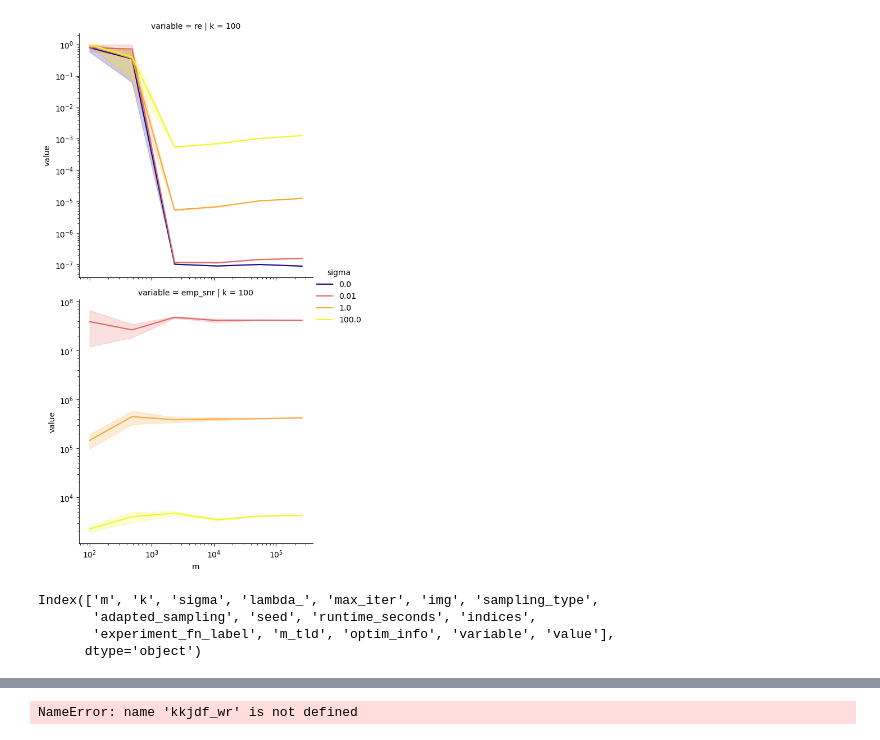
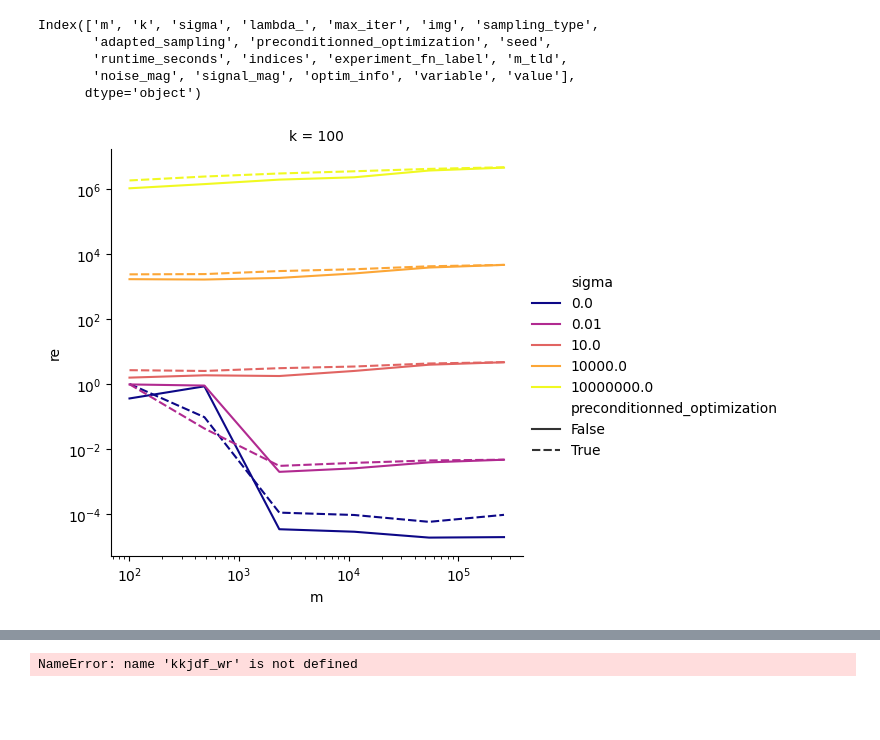
Before and after one commit to mscott99/Sparse_adapted_denoising, a Jupyter notebook: plots/optimized_denoising.ipynb, the cells around one changed output, grey strips where cells are left out. Drawn from its saved outputs; the diff is of its cells as text; code cells hidden in the pictures; blank space fills up the shorter version.

```diff
--- a/plots/optimized_denoising.ipynb
+++ b/plots/optimized_denoising.ipynb
@@ -43,21 +44,26 @@ Attributes
 # df_wr = df[df['sampling_type']=='wr']
 # mydf = df_wr[df_wr['adapted_sampling']==True]
 # mydf = df_wr[mydf['img']=="phantom"]
-doubledf = melt_and_keep(mydf, ["re","emp_snr"])
+doubledf = melt_and_keep(df, ["re","emp_snr"])
 g = sns.relplot(doubledf, kind = "line", x = "m", y="value", row ="variable", col="k", hue="sigma", hue_norm=LogNorm(vmin=1e-8, clip=True) , palette="plasma", errorbar="se", facet_kws={'sharey':False})
 for ax in g.axes.flat:
     ax.set_yscale('log')  # Set y-axis to log scale
 plt.xscale("log")
 # g=sns.relplot(mydf, kind = "line", x = "m", y="re", col="k", row="lambda_"  , hue="sigma", hue_norm=LogNorm(vmin=1e-4, clip=True), palette="plasma", errorbar="se", facet_kws={'sharey':False})
 #doubledf=melt_and_keep(mydf, ["re","unique_meas"])
-# %% [output]
-[figure, removed]
 # %%
-melt_and_keep(mydf, ["re","emp_snr"]).columns
+melt_and_keep(df, ["re","emp_snr"]).columns
 # %% [output]
 Index(['m', 'k', 'sigma', 'lambda_', 'max_iter', 'img', 'sampling_type',
-       'adapted_sampling', 'seed', 'runtime_seconds', 'indices',
-       'experiment_fn_label', 'm_tld', 'optim_info', 'variable', 'value'],
+       'adapted_sampling', 'preconditionned_optimization', 'seed',
+       'runtime_seconds', 'indices', 'experiment_fn_label', 'm_tld',
+       'noise_mag', 'signal_mag', 'optim_info', 'variable', 'value'],
       dtype='object')
+# %%
+g = sns.relplot(df, kind = "line", x = "m", y="re", col="k", style="preconditionned_optimization", hue="sigma", hue_norm=LogNorm(vmin=1e-8, clip=True) , palette="plasma", errorbar="se")
+plt.xscale("log")
+plt.yscale("log")
+# %% [output]
+[figure, added]
 # %%
 %matplotlib inline
```
Also changed, not shown: parts of 6 cells of this notebook, 2 other files.
